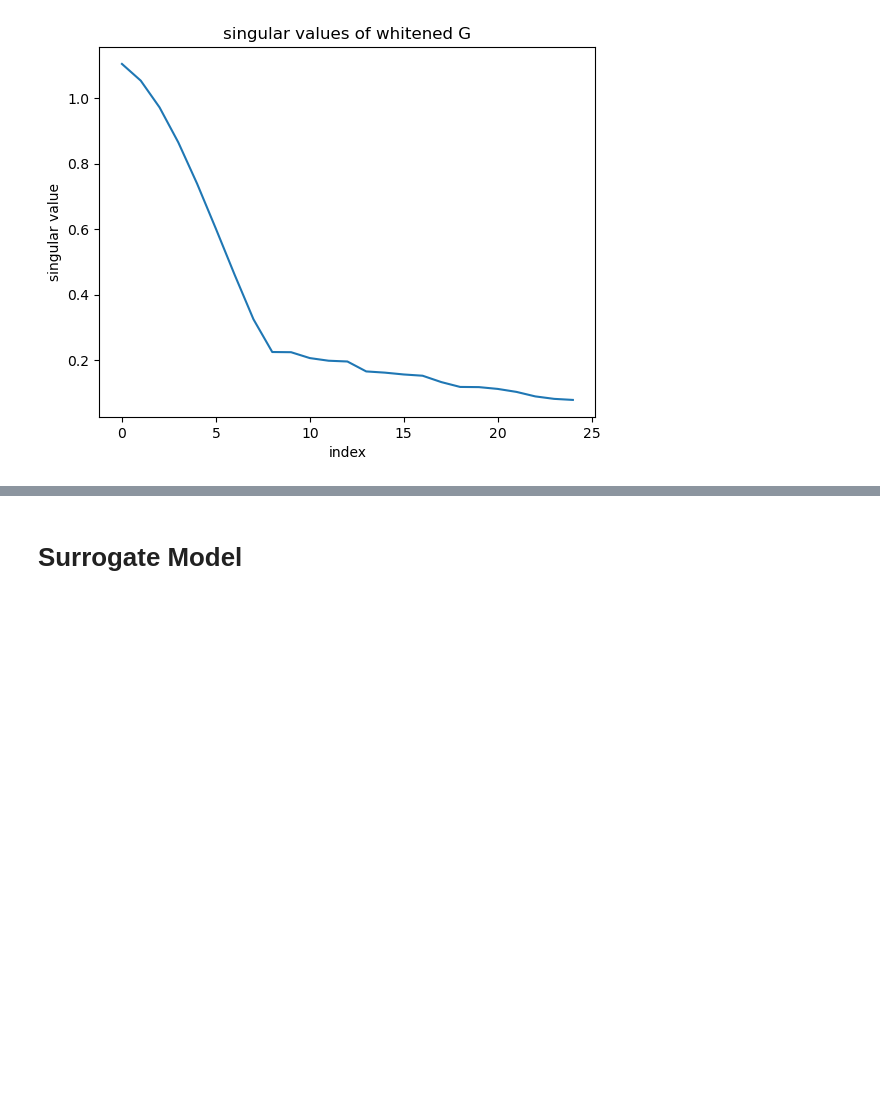
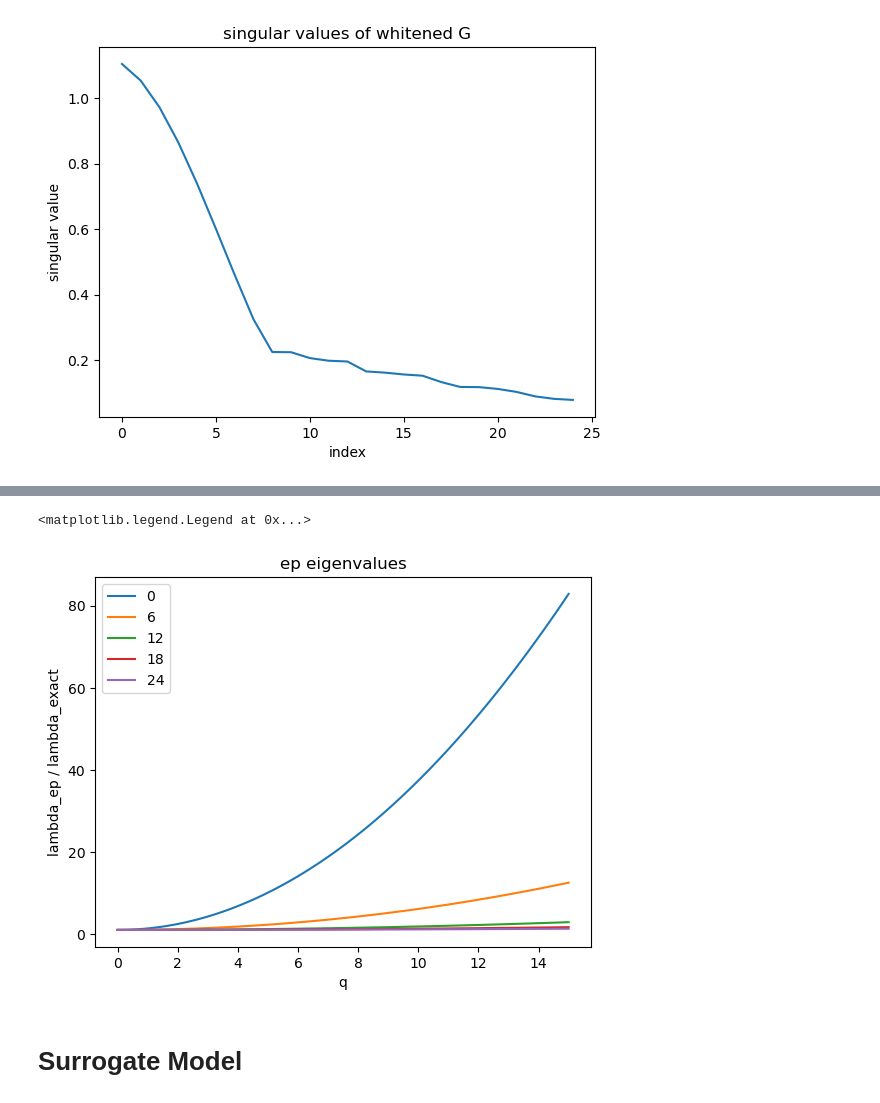
Before and after one commit to arob5/Bayesian-inference-with-surrogates, a Jupyter notebook: experiments/linear_Gaussian/linear_Gaussian_experiment.ipynb, the cells around one changed output, grey strips where cells are left out. Saved outputs shown, nothing was run; the diff lists cells and outputs as text; code cells hidden in the pictures; blank space fills up the shorter version.

```diff
--- a/experiments/linear_Gaussian/linear_Gaussian_experiment.ipynb
+++ b/experiments/linear_Gaussian/linear_Gaussian_experiment.ipynb
@@ -142,3 +215,17 @@ display(whitened_svd_fig)
+# %%
+idcs = np.arange(0, 25, 6).astype(int)
+labels = [str(idx) for idx in idcs]
+
+fig, ax = plt.subplots()
+
+ep_eig_plot = ax.plot(q_vals, eig_ep_norm[:,idcs])
+ax.set_title('ep eigenvalues')
+ax.set_xlabel('q')
+ax.set_ylabel('lambda_ep / lambda_exact')
+ax.legend(ep_eig_plot, labels)
+# %% [output]
+<matplotlib.legend.Legend at 0x...>
+[figure, added]
 # %% [markdown]
 # Surrogate Model
 # %%
```
Also changed, not shown: parts of 3 cells of this notebook.
